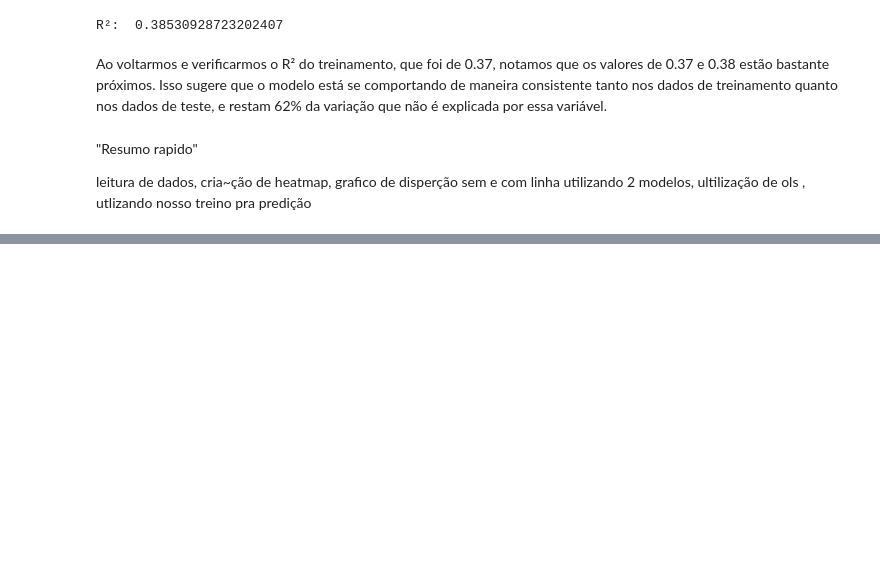
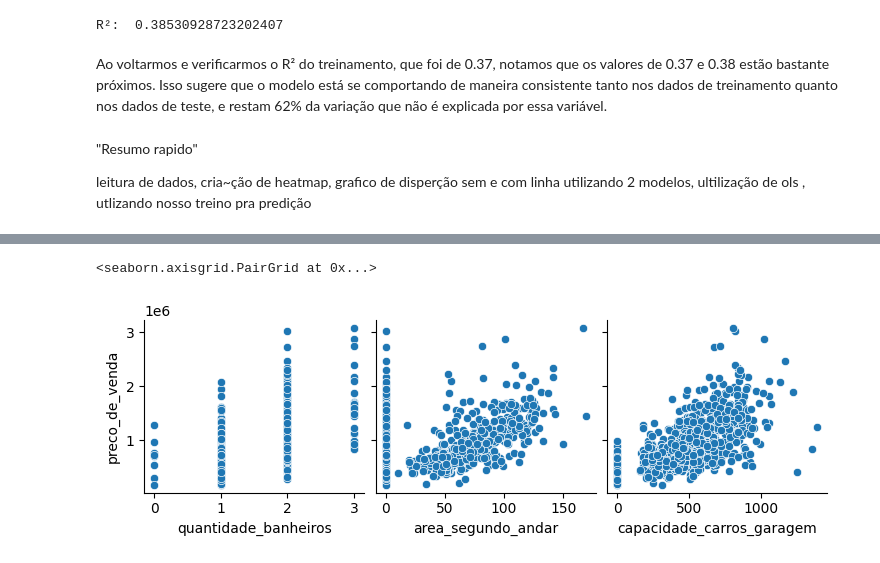
Before and after one commit to Cr0l3y/LR_House_Sale, a Jupyter notebook: projeto.ipynb, the cells around one changed output, grey strips where cells are left out. Saved outputs shown, nothing was run; the diff lists cells and outputs as text; code cells hidden in the pictures; blank space fills up the shorter version.

```diff
--- a/projeto.ipynb
+++ b/projeto.ipynb
@@ -205,0 +232,6 @@ leitura de dados, cria~ção de heatmap, grafico de disperção sem e com linha
+# %%
+#Vamos olhar apenas com y_vars='preco_de_venda' , procurando outras variaveis que podem explicar o valor da casa
+sns.pairplot(dados, y_vars = 'preco_de_venda', x_vars = ['quantidade_banheiros','area_segundo_andar','capacidade_carros_garagem'])
+# %% [output]
+<seaborn.axisgrid.PairGrid at 0x...>
+[figure, added]
```
Also changed, not shown: parts of 55 cells of this notebook, 2 other files.
